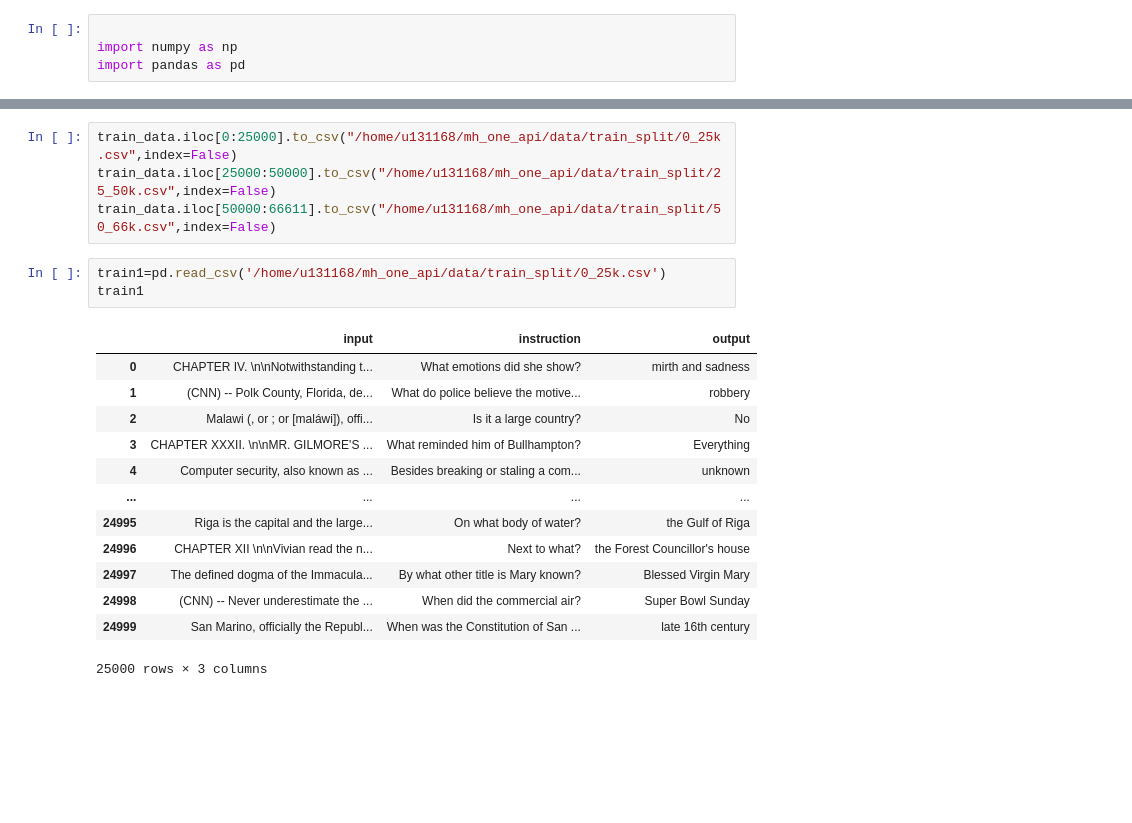
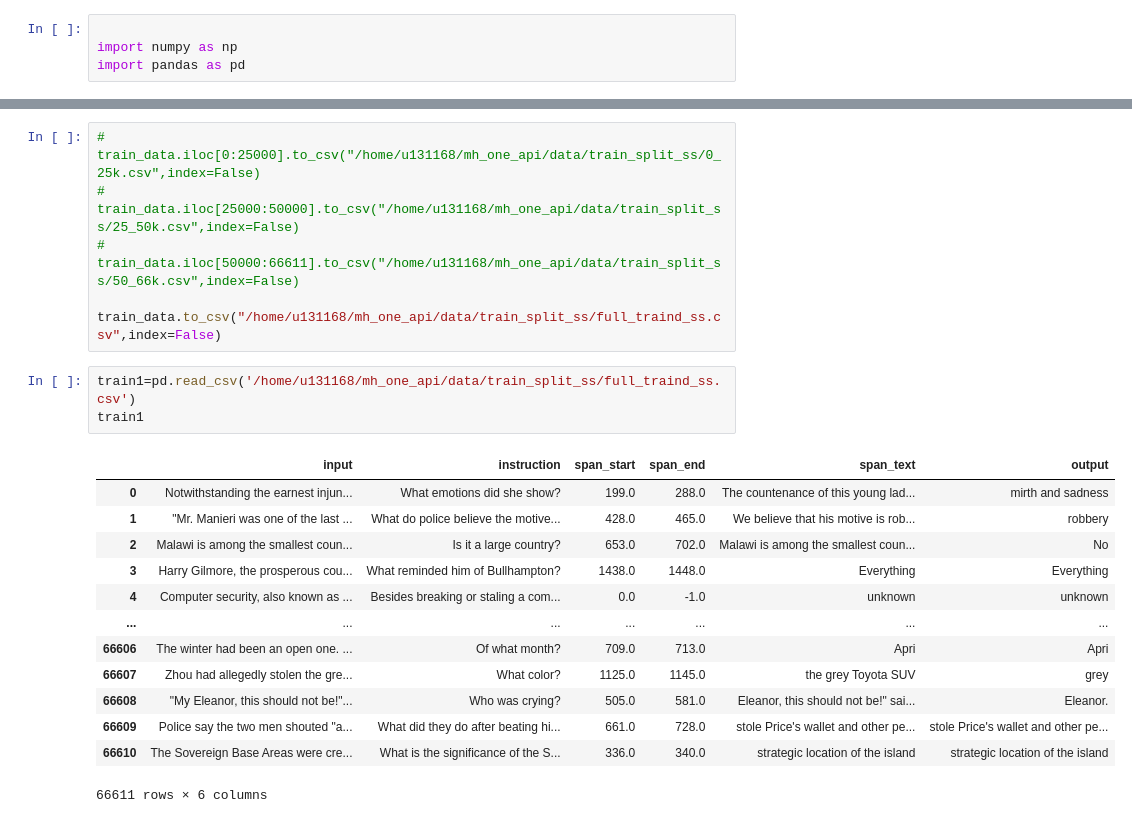
Before and after one commit to redR0b0t/mh_one_api, a Jupyter notebook: model/format_split_train_data.ipynb, the cells around one changed output, grey strips where cells are left out. Cells and saved outputs as stored; diff of their text form; blank space fills up the shorter version.

```diff
--- a/model/format_split_train_data.ipynb
+++ b/model/format_split_train_data.ipynb
@@ -43,21 +62,23 @@ dtype: int64
 # %%
-train_data.iloc[0:25000].to_csv("/home/u131168/mh_one_api/data/train_split/0_25k.csv",index=False)
-train_data.iloc[25000:50000].to_csv("/home/u131168/mh_one_api/data/train_split/25_50k.csv",index=False)
-train_data.iloc[50000:66611].to_csv("/home/u131168/mh_one_api/data/train_split/50_66k.csv",index=False)
+# train_data.iloc[0:25000].to_csv("/home/u131168/mh_one_api/data/train_split_ss/0_25k.csv",index=False)
+# train_data.iloc[25000:50000].to_csv("/home/u131168/mh_one_api/data/train_split_ss/25_50k.csv",index=False)
+# train_data.iloc[50000:66611].to_csv("/home/u131168/mh_one_api/data/train_split_ss/50_66k.csv",index=False)
+
+train_data.to_csv("/home/u131168/mh_one_api/data/train_split_ss/full_traind_ss.csv",index=False)
 # %%
-train1=pd.read_csv('/home/u131168/mh_one_api/data/train_split/0_25k.csv')
+train1=pd.read_csv('/home/u131168/mh_one_api/data/train_split_ss/full_traind_ss.csv')
 train1
 # %% [output]
-|  | input | instruction | output |
-| 0 | CHAPTER IV. \n\nNotwithstanding t... | What emotions did she show? | mirth and sadness |
-| 1 | (CNN) -- Polk County, Florida, de... | What do police believe the motive... | robbery |
-| 2 | Malawi (, or ; or [maláwi]), offi... | Is it a large country? | No |
-| 3 | CHAPTER XXXII. \n\nMR. GILMORE'S ... | What reminded him of Bullhampton? | Everything |
-| 4 | Computer security, also known as ... | Besides breaking or staling a com... | unknown |
-| ... | ... | ... | ... |
-| 24995 | Riga is the capital and the large... | On what body of water? | the Gulf of Riga |
-| 24996 | CHAPTER XII \n\nVivian read the n... | Next to what? | the Forest Councillor's house |
-| 24997 | The defined dogma of the Immacula... | By what other title is Mary known? | Blessed Virgin Mary |
-| 24998 | (CNN) -- Never underestimate the ... | When did the commercial air? | Super Bowl Sunday |
-| 24999 | San Marino, officially the Republ... | When was the Constitution of San ... | late 16th century |
+|  | input | instruction | span_start | span_end | span_text | output |
+| 0 | Notwithstanding the earnest injun... | What emotions did she show? | 199.0 | 288.0 | The countenance of this young lad... | mirth and sadness |
+| 1 | "Mr. Manieri was one of the last ... | What do police believe the motive... | 428.0 | 465.0 | We believe that his motive is rob... | robbery |
+| 2 | Malawi is among the smallest coun... | Is it a large country? | 653.0 | 702.0 | Malawi is among the smallest coun... | No |
+| 3 | Harry Gilmore, the prosperous cou... | What reminded him of Bullhampton? | 1438.0 | 1448.0 | Everything | Everything |
+| 4 | Computer security, also known as ... | Besides breaking or staling a com... | 0.0 | -1.0 | unknown | unknown |
+| ... | ... | ... | ... | ... | ... | ... |
+| 66606 | The winter had been an open one. ... | Of what month? | 709.0 | 713.0 | Apri | Apri |
+| 66607 | Zhou had allegedly stolen the gre... | What color? | 1125.0 | 1145.0 | the grey Toyota SUV | grey |
+| 66608 | "My Eleanor, this should not be!"... | Who was crying? | 505.0 | 581.0 | Eleanor, this should not be!" sai... | Eleanor. |
+| 66609 | Police say the two men shouted "a... | What did they do after beating hi... | 661.0 | 728.0 | stole Price's wallet and other pe... | stole Price's wallet and other pe... |
+| 66610 | The Sovereign Base Areas were cre... | What is the significance of the S... | 336.0 | 340.0 | strategic location of the island | strategic location of the island |
-25000 rows × 3 columns
+66611 rows × 6 columns
```
Also changed, not shown: parts of 3 cells of this notebook, 34 other files.
